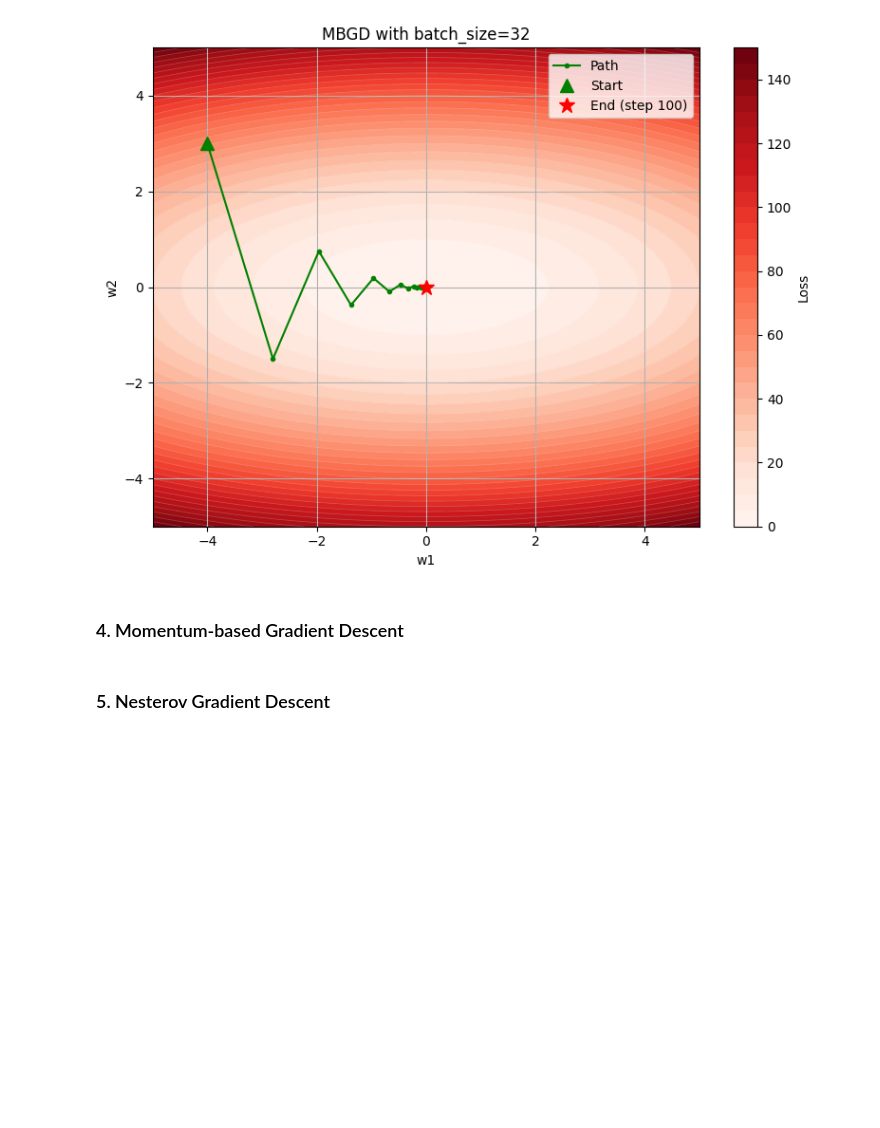
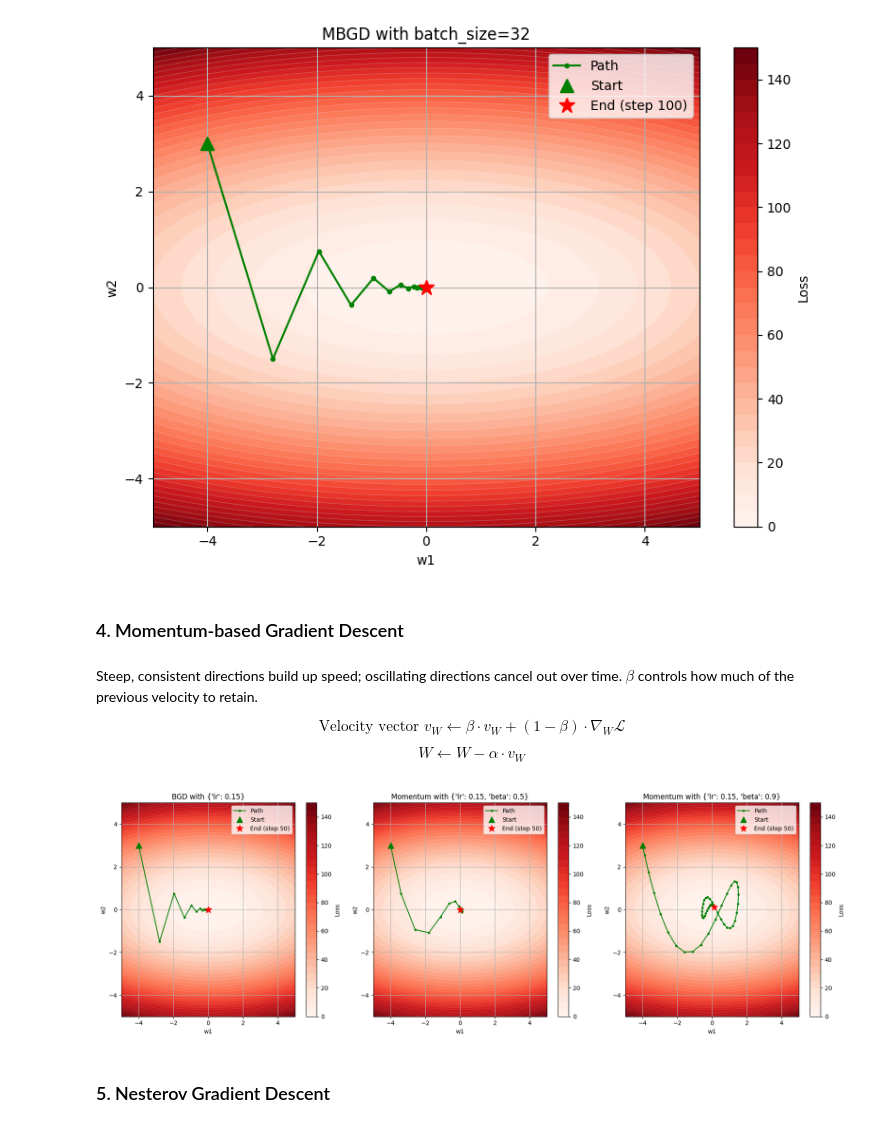
Before and after one commit to ikabrain/UCS761-Deep-Learning-Lab, a Jupyter notebook: DL_assign6.ipynb, the cells around one changed output. Cells and saved outputs as stored; diff of their text form; code cells hidden in the pictures; blank space fills up the shorter version.

Commit message:
feat(assign6): implement Momentum-Based GD

```diff
--- a/DL_assign6.ipynb
+++ b/DL_assign6.ipynb
@@ -227,3 +227,13 @@ plt.show()
 [figure]
 # %% [markdown]
 ### 4. Momentum-based Gradient Descent
+# %% [markdown]
+Steep, consistent directions build up speed; oscillating directions cancel out over time. $\beta$ controls how much of the previous velocity to retain.
+
+$$
+    \text{Velocity vector }v_W \leftarrow \beta \cdot v_W + (1 - \beta) \cdot \nabla_W \mathcal{L}
+$$
+
+$$
+    W \leftarrow W - \alpha \cdot v_W
+$$
@@ -230,3 +287,19 @@ plt.show()
+# %%
+fig, axs = plt.subplots(1, 3, figsize=(18, 6))
+
+lr = 0.15
+configs = [(BGD, dict(lr=lr)),
+           (Momentum, dict(lr=lr, beta=0.5)),
+           (Momentum, dict(lr=lr, beta=0.9))]
+
+for ax, (cls, kwargs) in zip(axs, configs):
+    plt.sca(ax)
+    cls(**kwargs).plot(max_iter=50, title=f"{cls.__name__} with {kwargs}")
+
+plt.tight_layout()
+plt.show()
+# %% [output]
+[figure, added]
 # %% [markdown]
 ### 5. Nesterov Gradient Descent
 # %% [markdown]
```
Also changed, not shown: parts of 1 cell of this notebook.
